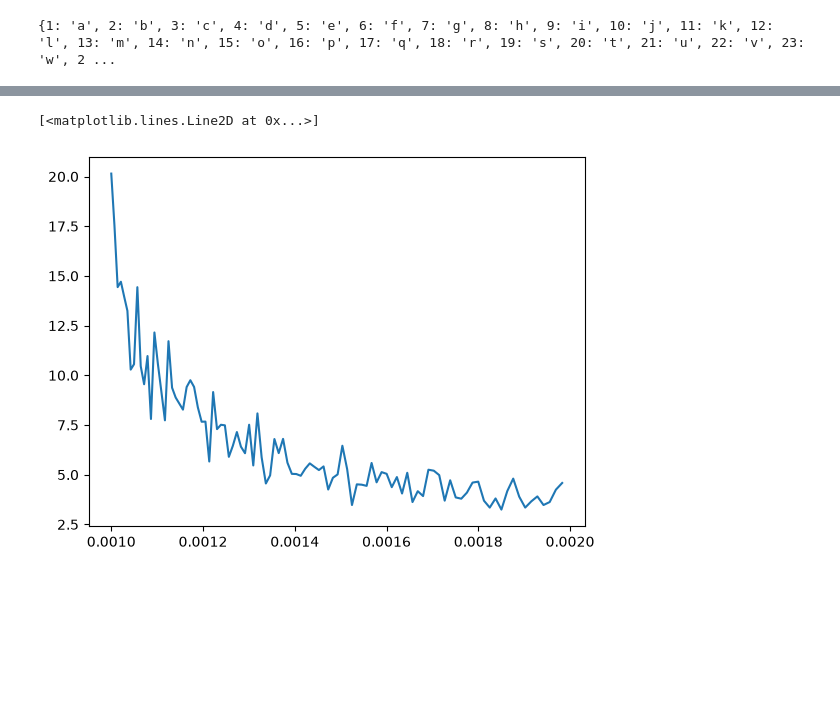
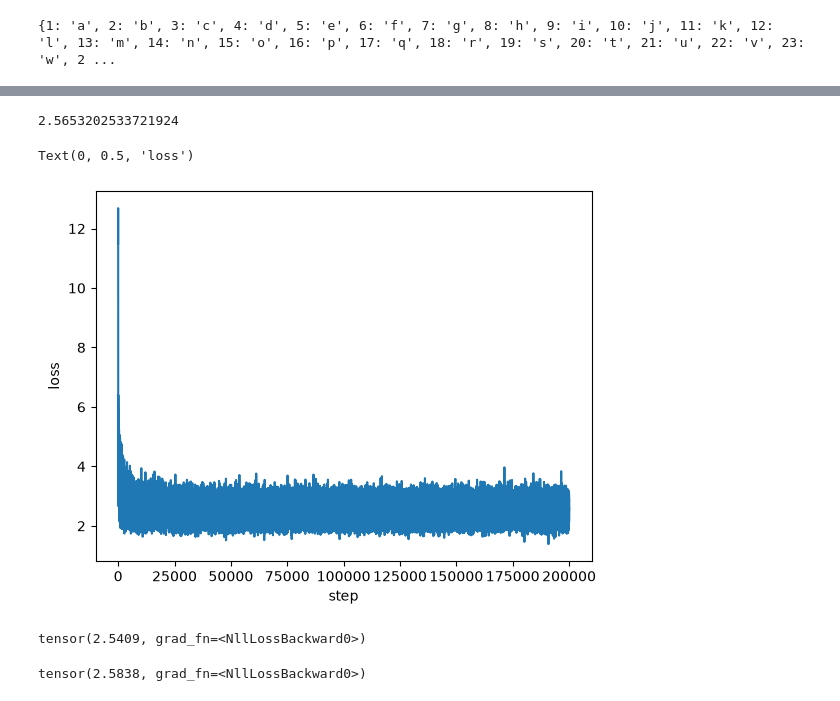
Before and after one commit to lorenzomontin/Makemore, a Jupyter notebook: MLP.ipynb, the cells around one changed output, grey strips where cells are left out. Cells and saved outputs as stored; diff of their text form; code cells hidden in the pictures; blank space fills up the shorter version.

```diff
--- a/MLP.ipynb
+++ b/MLP.ipynb
@@ -106,39 +179,58 @@ stpi = []
 # %%
-for p in parameters:
-    p.requires_grad = True
+# WARNING: BEFORE RUNNING THIS CELL, RE-INITIALIZE THE PARAMETERS
+
+learning_rate = 0.1   #  the value corresponding to log(-1) in the plot
+
+train_step_log = []
+train_loss_log = []
 
 
-lri = []
-lossi = []
+for i in range(200000):
 
+  ix = torch.randint(0, Xtrain.shape[0], (32,))   # minibatch construct
 
-for i in range(100):
+  # forward pass
+  emb = C[Xtrain[ix]] # (32, 3, 2)
+  h = torch.tanh(emb.view(-1, 6) @ W1 + b1) # (32, 100)
+  logits = h @ W2 + b2 # (32, 27)
+  loss = F.cross_entropy(logits, Ytrain[ix])
 
-    #minibatch construct
-    ix = torch.randint(0, X.shape[0], (32,))
+  # backward pass
+  for p in parameters:
+    p.grad = None
+  loss.backward()
 
-    # forward pass
-    emb = C[X[ix]] # (32, 3, 2)
-    h = torch.tanh(emb.view(-1, 6) @ W1 + b1) # (32, 100)
-    logits = h @ W2 + b2 # (32,27)
-    loss = F.cross_entropy(logits, Y[ix])
-    #print(loss.item())
+  # update
+  for p in parameters:
+    p.data += -learning_rate * p.grad
 
-    # backward pass
-    for p in parameters:
-        p.grad = None
-    loss.backward()
+  # track stats
+  train_step_log.append(i)
+  train_loss_log.append(loss.item())
 
-    # update
-    lr = learn_rate_srch[i]
-    for p in parameters:
-        p.data += -0.1 * p.grad
-
-    # track stats
-    lri.append(lr)
-    lossi.append(loss.item())
+print(loss.item())
+# %% [output]
+2.5653202533721924
-# %%
-plt.plot(lri, lossi)
-# %% [output]
-[<matplotlib.lines.Line2D at 0x...>]
-[figure, removed]
+# %%
+plt.plot(train_step_log, train_loss_log)
+plt.xlabel('step')
+plt.ylabel('loss')
+# %% [output]
+Text(0, 0.5, 'loss')
+[figure, added]
+# %%
+emb = C[Xtrain]
+h = torch.tanh(emb.view(-1, 6) @ W1 + b1)
+logits = h @ W2 + b2
+loss = F.cross_entropy(logits, Ytrain)
+loss
+# %% [output]
+tensor(2.5409, grad_fn=<NllLossBackward0>)
+# %%
+emb = C[Xdev]
+h = torch.tanh(emb.view(-1, 6) @ W1 + b1)
+logits = h @ W2 + b2
+loss = F.cross_entropy(logits, Ydev)
+loss
+# %% [output]
+tensor(2.5838, grad_fn=<NllLossBackward0>)
```
Also changed, not shown: parts of 18 cells of this notebook, 1 other file.
